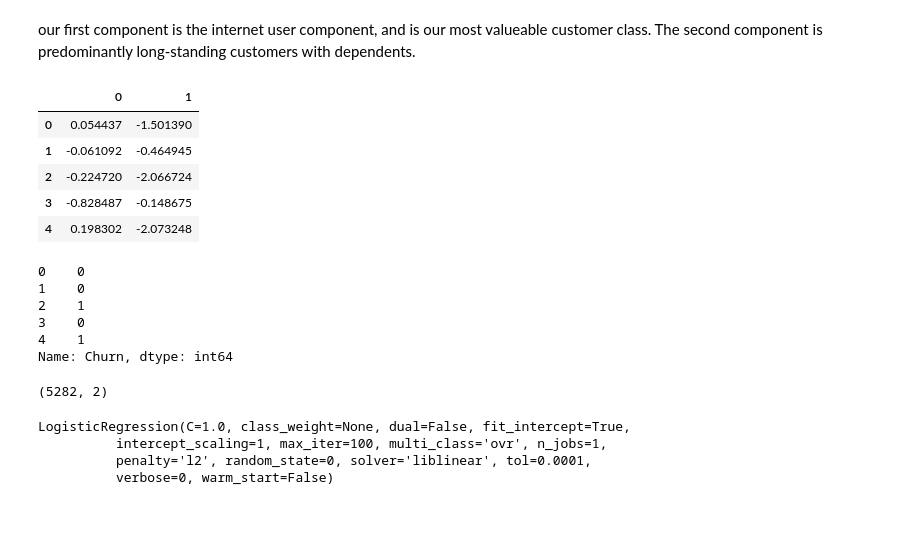
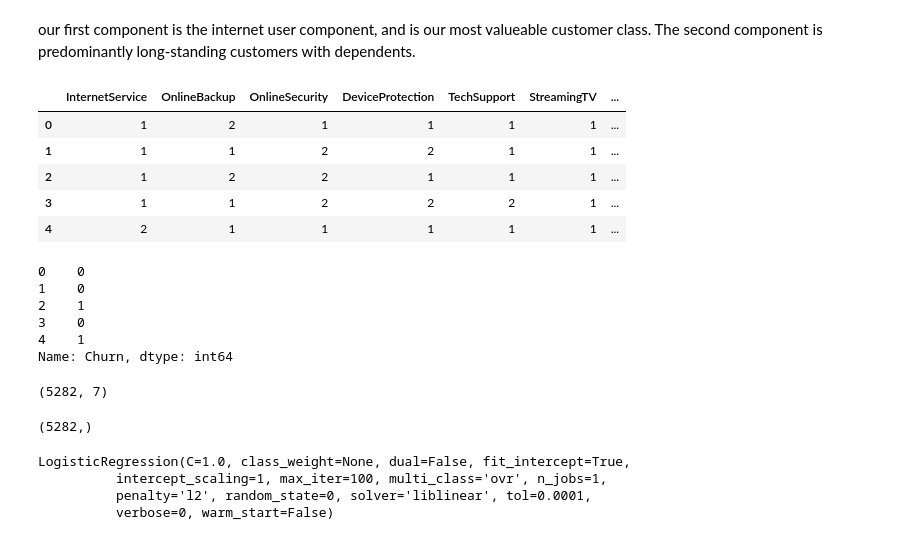
Before and after one commit to cjrutherford/mining, a Jupyter notebook: Data Mining Code Portion..ipynb, the cells around one changed output. Saved outputs shown, nothing was run; the diff lists cells and outputs as text; code cells hidden in the pictures.

```diff
--- a/Data Mining Code Portion..ipynb
+++ b/Data Mining Code Portion..ipynb
@@ -1139,17 +1148,16 @@ pca.plot_row_coordinates(customer_data)
 # %% [markdown]
 our first component is the internet user component, and is our most valueable customer class. The second component is predominantly long-standing customers with dependents.
-# %%
-X = pca.transform(customer_data)
-Y = churn_column
-X = X.drop(columns=[2,3,4], axis=1)
-X.head()
-# %% [output]
-|  | 0 | 1 |
-| 0 | 0.054437 | -1.501390 |
-| 1 | -0.061092 | -0.464945 |
-| 2 | -0.224720 | -2.066724 |
-| 3 | -0.828487 | -0.148675 |
-| 4 | 0.198302 | -2.073248 |
+# %%
+X = customer_data[['InternetService','OnlineBackup','OnlineSecurity','DeviceProtection','TechSupport','StreamingTV', 'StreamingMovies']]
+Y = churn_column
+X.head()
+# %% [output]
+|  | InternetService | OnlineBackup | OnlineSecurity | DeviceProtection | TechSupport | StreamingTV | ... |
+| 0 | 1 | 2 | 1 | 1 | 1 | 1 | ... |
+| 1 | 1 | 1 | 2 | 2 | 1 | 1 | ... |
+| 2 | 1 | 2 | 2 | 1 | 1 | 1 | ... |
+| 3 | 1 | 1 | 2 | 2 | 2 | 1 | ... |
+| 4 | 2 | 1 | 1 | 1 | 1 | 1 | ... |
 # %%
 Y.head()
 # %% [output]
@@ -1164,7 +1172,11 @@ xtrain, xtest, ytrain, ytest = train_test_split(X, Y, random_state=0)
 # %%
 xtrain.shape
 # %% [output]
-(5282, 2)
+(5282, 7)
+# %%
+ytrain.shape
+# %% [output]
+(5282,)
 # %%
 classifier = LogisticRegression(random_state=0)
 classifier.fit(xtrain, ytrain)
```
Also changed, not shown: parts of 11 cells of this notebook, 26 other files.
